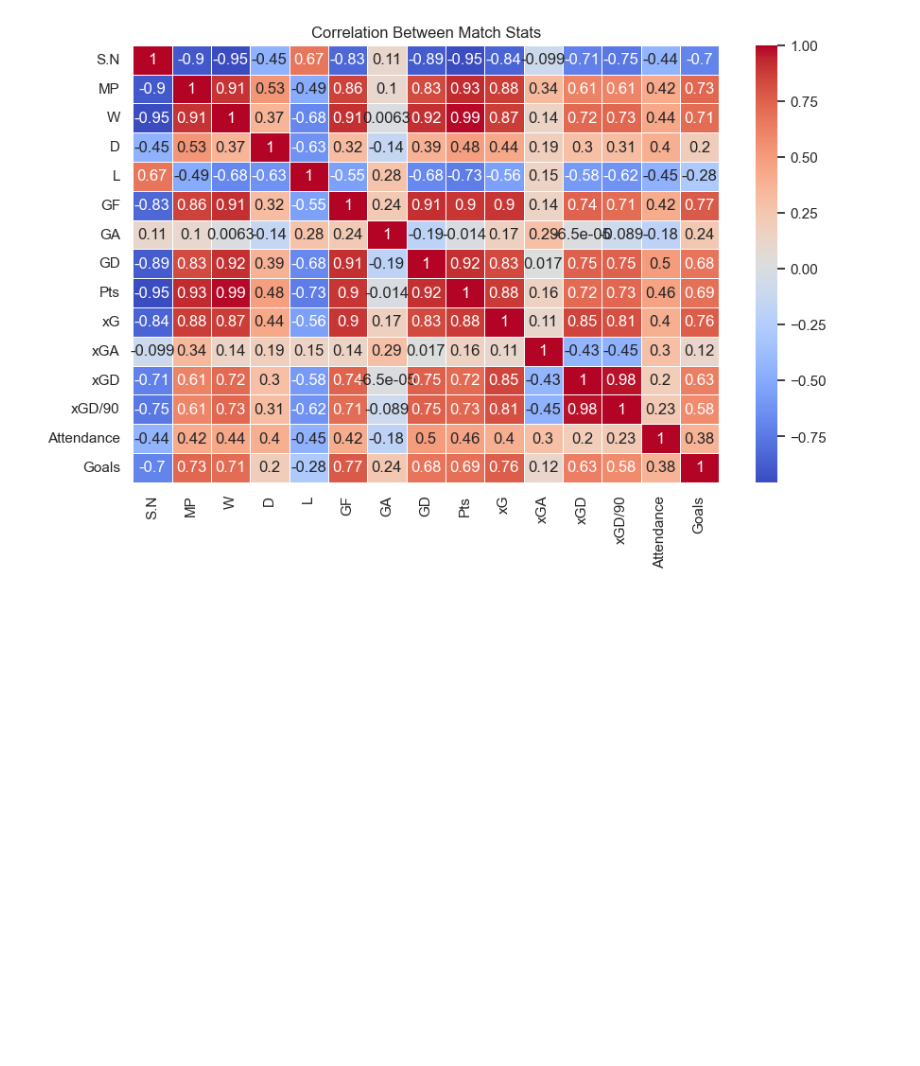
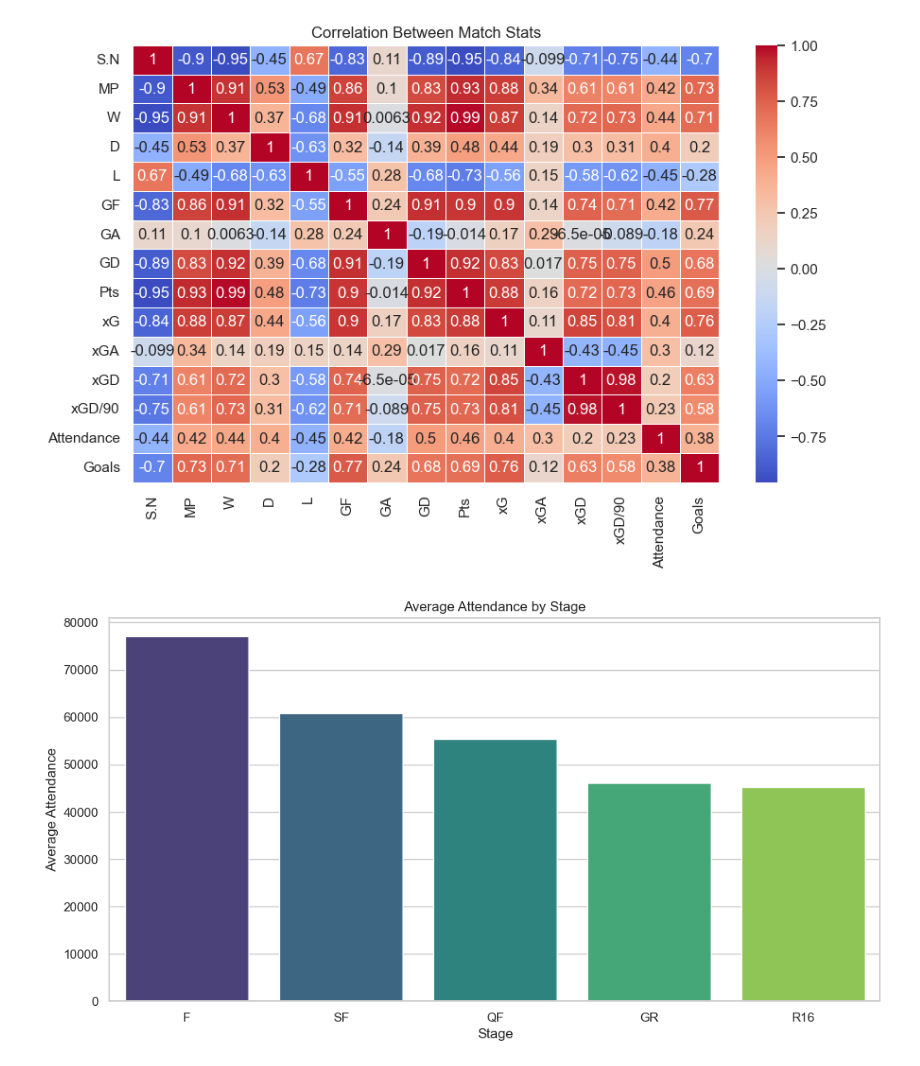
Before and after one commit to Mridul47/UCL23-24_analytics, a Jupyter notebook: notebooks/championsleague23/24.ipynb, the cells around one changed output. Saved outputs shown, nothing was run; the diff lists cells and outputs as text; code cells hidden in the pictures; blank space fills up the shorter version.

Commit message:
Average attendance by Stage done

```diff
--- a/notebooks/championsleague23/24.ipynb
+++ b/notebooks/championsleague23/24.ipynb
@@ -82,3 +82,16 @@ plt.title("Correlation Between Match Stats")
 plt.show()
 # %% [output]
 [figure]
+# %%
+# Group the data by 'Stage' and calculate average attendance
+attendance_by_stage = df.groupby('Rk')['Attendance'].mean().sort_values(ascending=False)
+# %%
+# 5) Plot the attendance by stage
+plt.figure(figsize=(12, 6))
+sns.barplot(x=attendance_by_stage.index, y=attendance_by_stage.values, palette="viridis")
+plt.title("Average Attendance by Stage")
+plt.xlabel("Stage")
+plt.ylabel("Average Attendance")
+plt.show()
+# %% [output]
+[figure, added]
```
Also changed, not shown: parts of 1 cell of this notebook, 1 other file.
